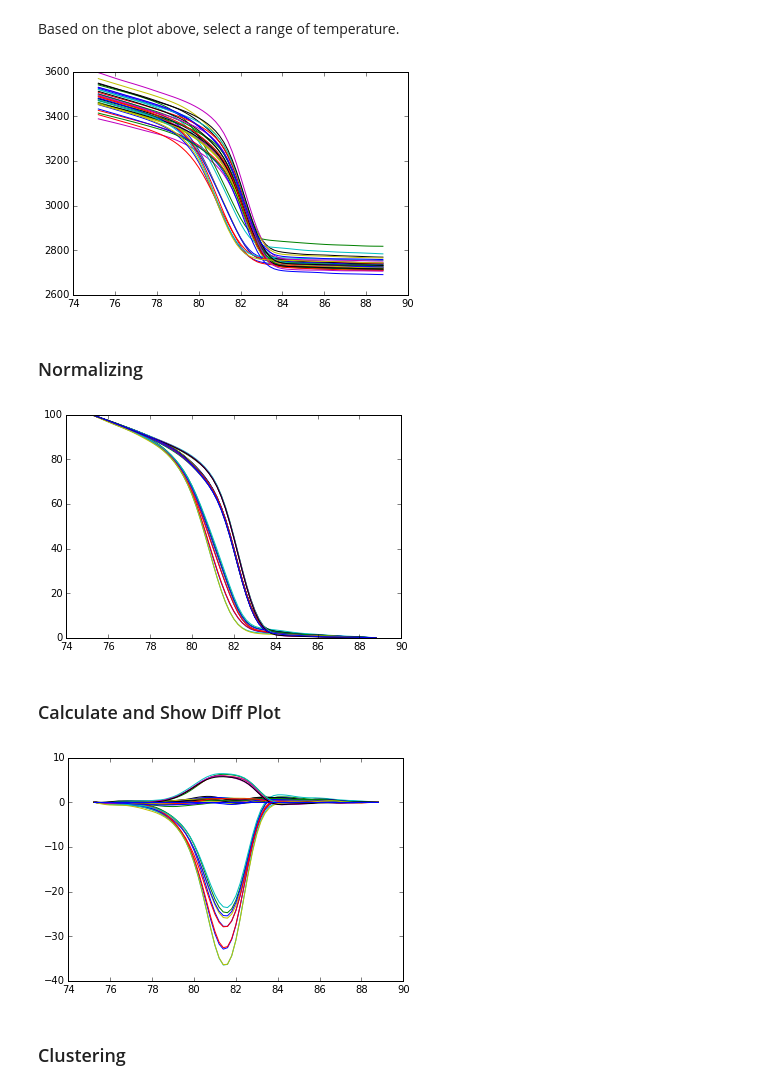
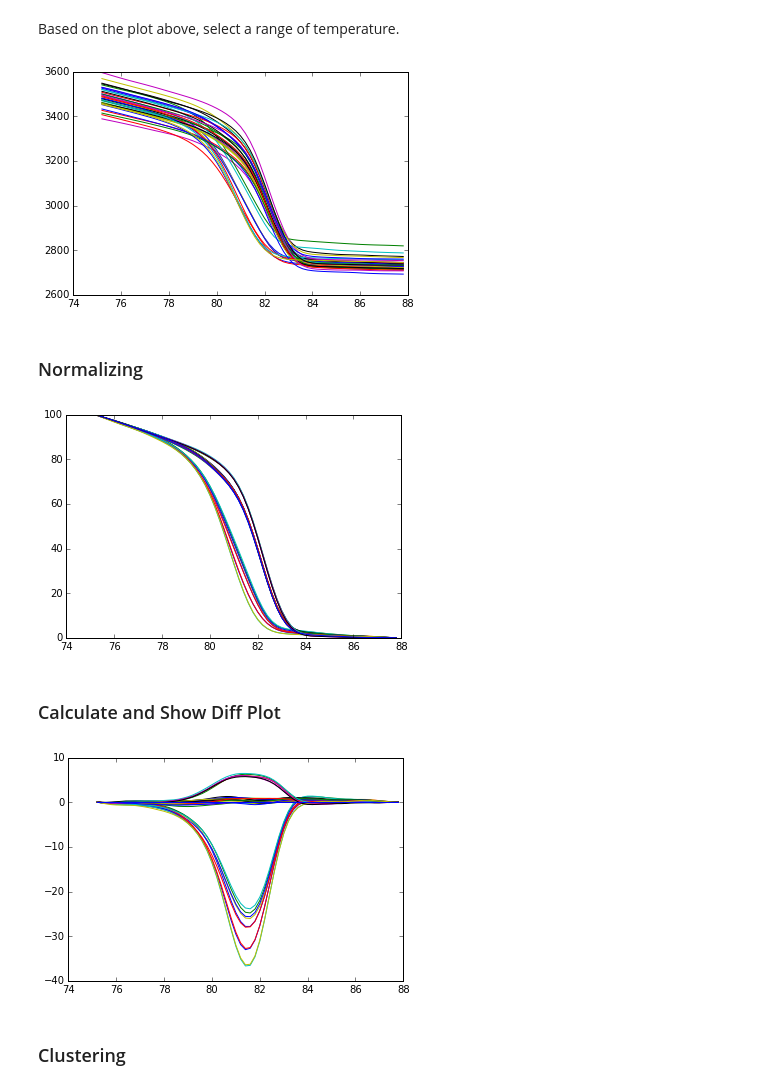
Before and after one commit to liuyigh/PyHRM, a Jupyter notebook: PyHRM.ipynb, the cells around one changed output. Cells and saved outputs as stored; diff of their text form; code cells hidden in the pictures.

```diff
--- a/PyHRM.ipynb
+++ b/PyHRM.ipynb
@@ -31,12 +31,12 @@ plt.show()
 # %% [markdown]
 Based on the plot above, select a range of temperature.
 # %%
-df_melt=df.ix[(df.iloc[:,0]>75) & (df.iloc[:,0]<89)]
+df_melt=df.ix[(df.iloc[:,0]>75) & (df.iloc[:,0]<88)]
 df_data=df_melt.ix[:,1:]
 plt.plot(df_melt[[0]],df_data)
 plt.show()
 # %% [output]
-[figure, old version]
+[figure, new version]
 # %% [markdown]
 ### Normalizing
 # %%
@@ -44,7 +44,7 @@ df_norm= (df_data - df_data.min()) / (df_data.max()-df_data.min())*100
 plt.plot(df_melt[[0]],df_norm)
 plt.show()
 # %% [output]
-[figure, old version]
+[figure, new version]
 # %% [markdown]
 ### Calculate and Show Diff Plot
 # %%
@@ -52,7 +52,7 @@ dfdif = df_norm.sub(df_norm['J14'],axis=0)
 plt.plot(df_melt[[0]],dfdif)
 plt.show()
 # %% [output]
-[figure, old version]
+[figure, new version]
 # %% [markdown]
 ### Clustering
 # %% [markdown]
```
